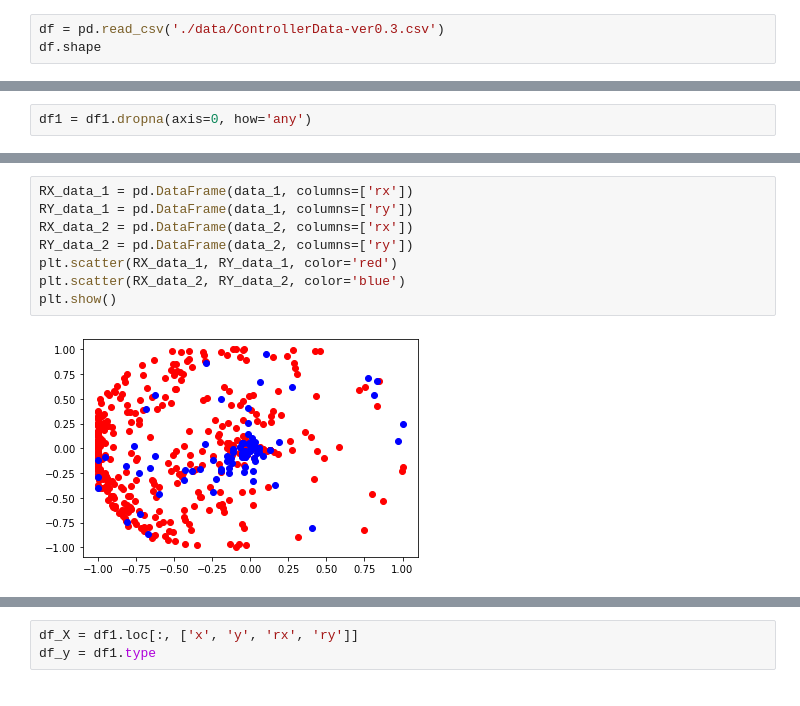
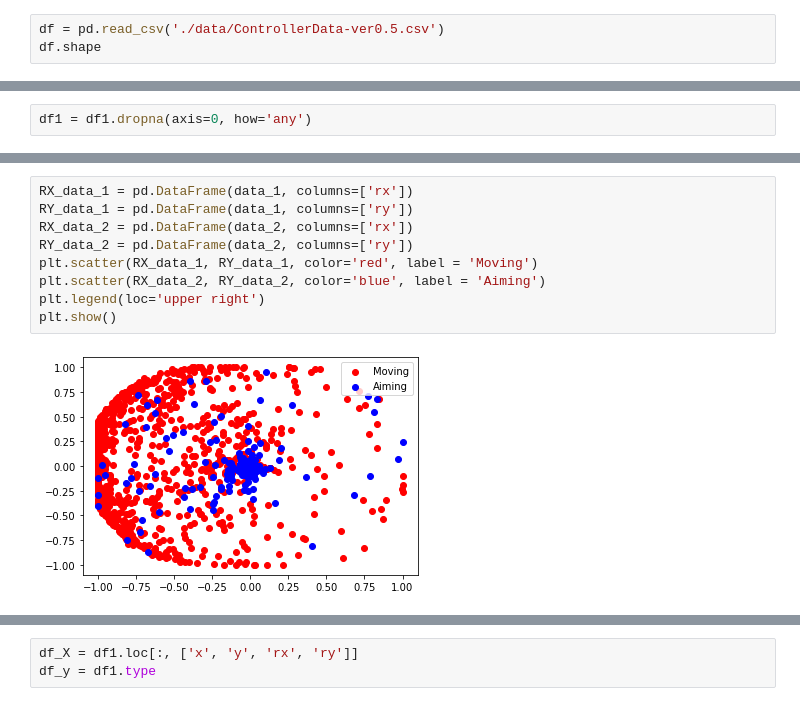
Before and after one commit to jishen027/FPS_Player_intent_detector, a Jupyter notebook: data-analysis/controllerDataAnalysis.ipynb, the cells around one changed output, grey strips where cells are left out. Cells and saved outputs as stored; diff of their text form.

```diff
--- a/data-analysis/controllerDataAnalysis.ipynb
+++ b/data-analysis/controllerDataAnalysis.ipynb
@@ -3,6 +3,6 @@ import pandas as pd
 import matplotlib.pyplot as plt
 import numpy as np
 # %%
-df = pd.read_csv('./data/ControllerData-ver0.3.csv')
+df = pd.read_csv('./data/ControllerData-ver0.5.csv')
 df.shape
 # %% [output]
@@ -80,10 +82,11 @@ plt.show()
 # %%
 RX_data_1 = pd.DataFrame(data_1, columns=['rx'])
 RY_data_1 = pd.DataFrame(data_1, columns=['ry'])
 RX_data_2 = pd.DataFrame(data_2, columns=['rx'])
 RY_data_2 = pd.DataFrame(data_2, columns=['ry'])
-plt.scatter(RX_data_1, RY_data_1, color='red')
-plt.scatter(RX_data_2, RY_data_2, color='blue')
+plt.scatter(RX_data_1, RY_data_1, color='red', label = 'Moving')
+plt.scatter(RX_data_2, RY_data_2, color='blue', label = 'Aiming')
+plt.legend(loc='upper right')
 plt.show()
 # %% [output]
-[figure, old version]
+[figure, new version]
```
Also changed, not shown: parts of 18 cells of this notebook, 20 other files.
